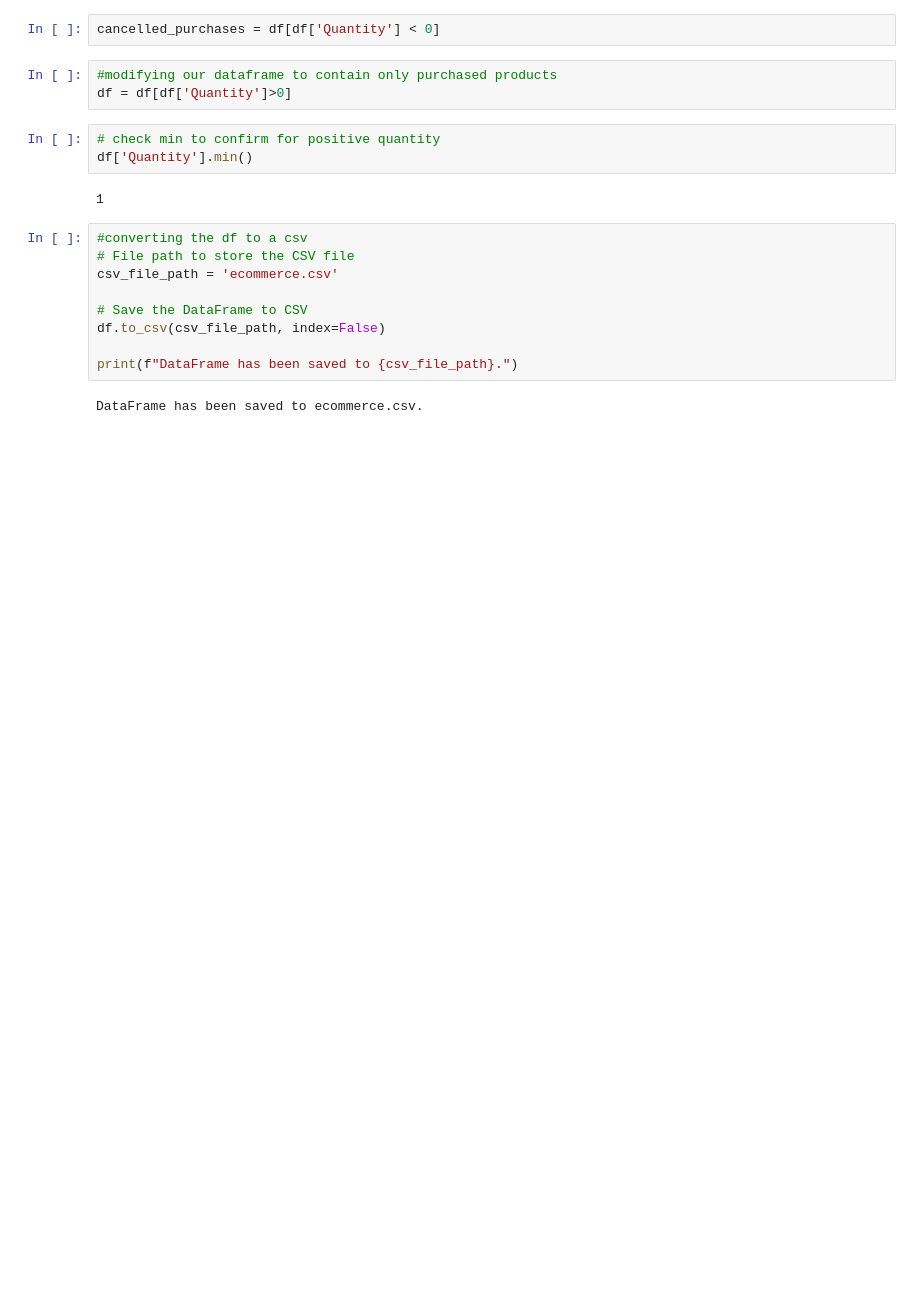
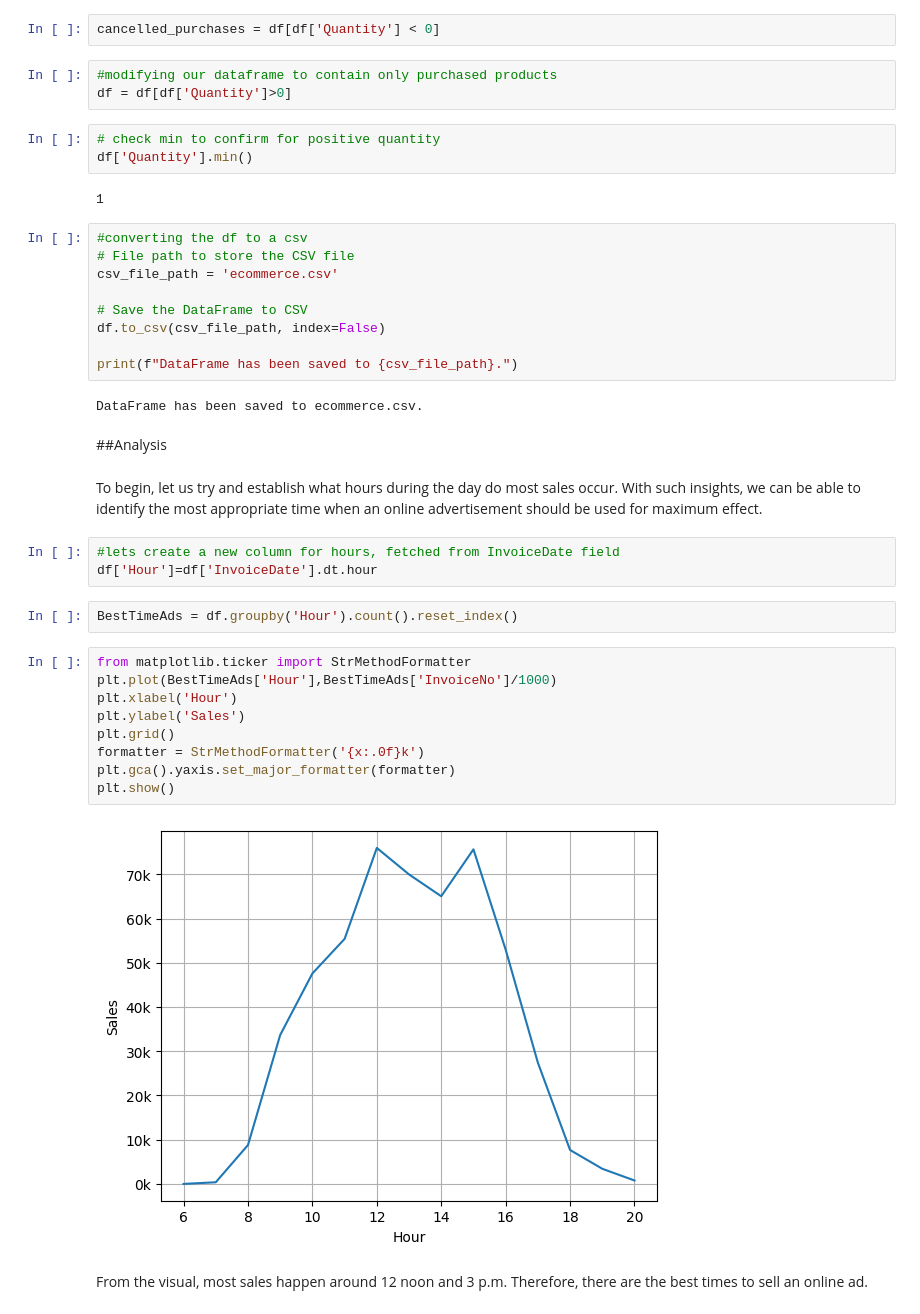
Before and after one commit to JoshuaOmondi/COVID-19, a Jupyter notebook: e_commerce_analysis.ipynb, the cells around one changed output. Cells and saved outputs as stored; diff of their text form; blank space fills up the shorter version.

```diff
--- a/e_commerce_analysis.ipynb
+++ b/e_commerce_analysis.ipynb
@@ -282,3 +282,25 @@ df.to_csv(csv_file_path, index=False)
 print(f"DataFrame has been saved to {csv_file_path}.")
 # %% [output]
 DataFrame has been saved to ecommerce.csv.
+# %% [markdown]
+##Analysis
+# %% [markdown]
+To begin, let us try and establish what hours during the day do most sales occur. With such insights, we can be able to identify the most appropriate time when an online advertisement should be used for maximum effect.
+# %%
+#lets create a new column for hours, fetched from InvoiceDate field
+df['Hour']=df['InvoiceDate'].dt.hour
+# %%
+BestTimeAds = df.groupby('Hour').count().reset_index()
+# %%
+from matplotlib.ticker import StrMethodFormatter
+plt.plot(BestTimeAds['Hour'],BestTimeAds['InvoiceNo']/1000)
+plt.xlabel('Hour')
+plt.ylabel('Sales')
+plt.grid()
+formatter = StrMethodFormatter('{x:.0f}k')
+plt.gca().yaxis.set_major_formatter(formatter)
+plt.show()
+# %% [output]
+[figure, added]
+# %% [markdown]
+From the visual, most sales happen around 12 noon and 3 p.m. Therefore, there are the best times to sell an online ad.
```
